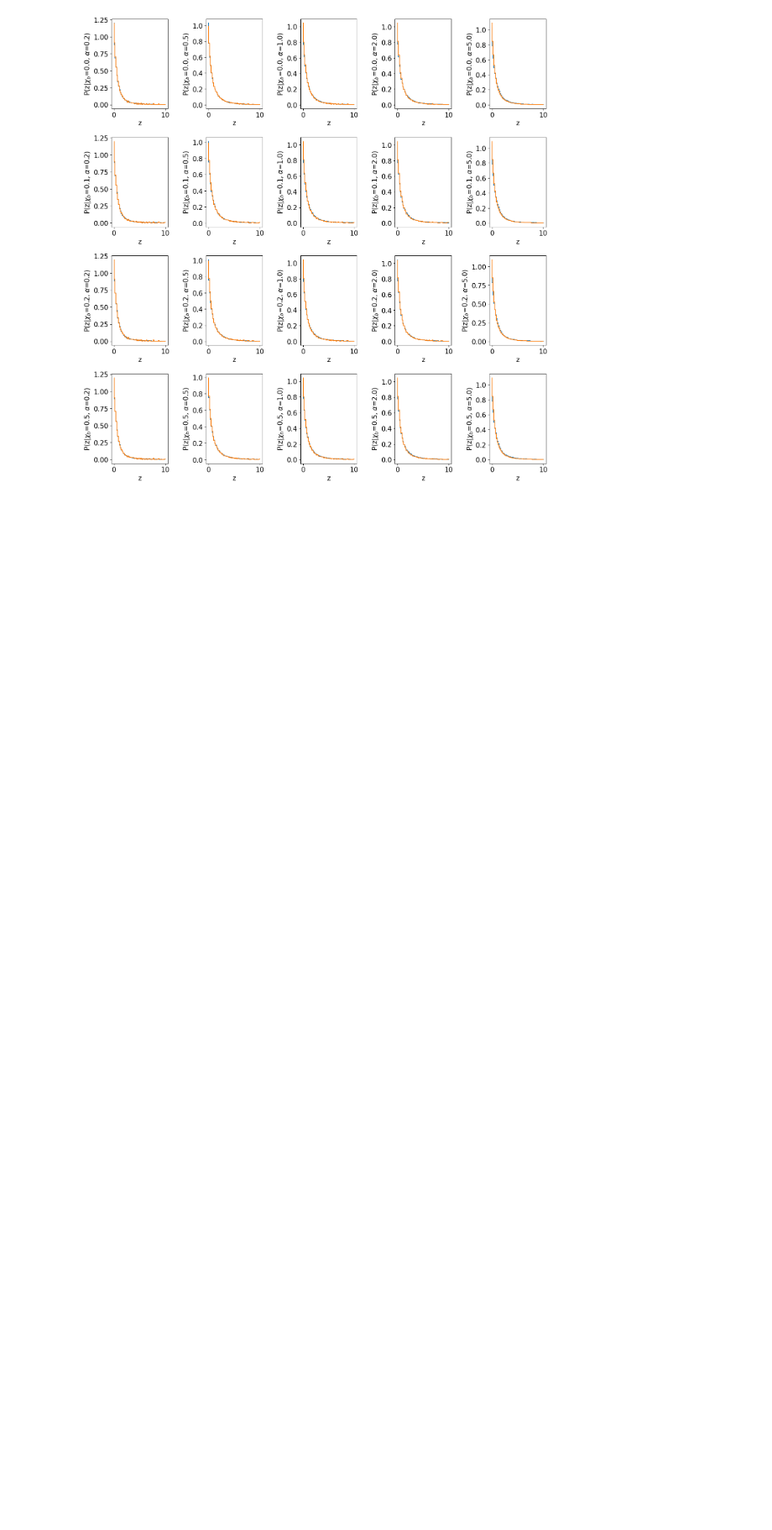
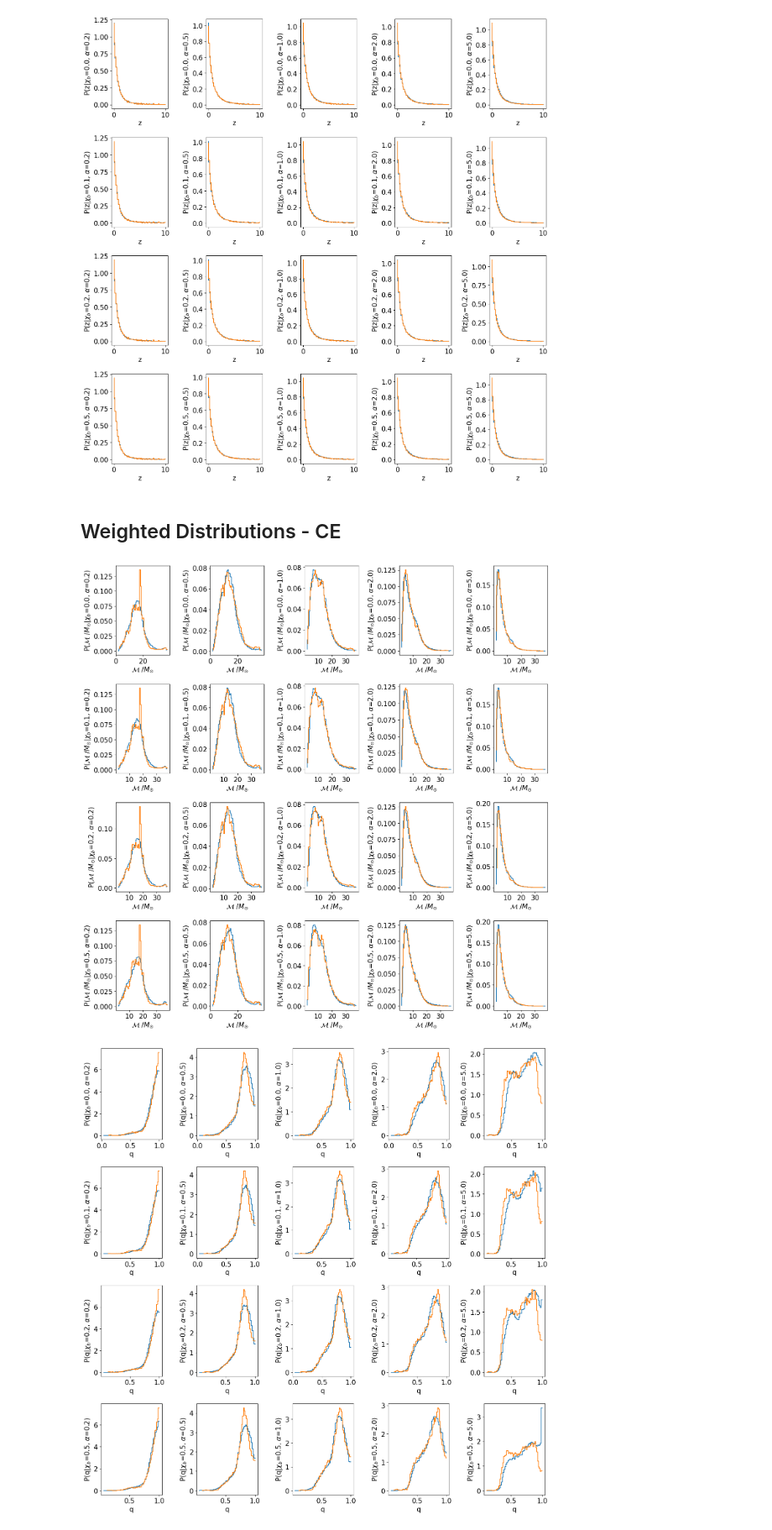
Before and after one commit to scolloms/AMAZE_model_selection, a Jupyter notebook: flow_models/check_trained_distribution.ipynb, the cells around one changed output. Shown at 84% size. Cells and saved outputs as stored; diff of their text form; code cells hidden in the pictures; blank space fills up the shorter version.

```diff
--- a/flow_models/check_trained_distribution.ipynb
+++ b/flow_models/check_trained_distribution.ipynb
@@ -163,3 +167,44 @@ for chi_b_id, xb in enumerate(chi_b):
 [figure]
 [figure]
 [figure]
+# %% [markdown]
+## Weighted Distributions - CE
+# %%
+plt.rcParams["figure.figsize"] = (15,15)
+plt.rcParams.update({'font.size': 15})
+no_samples = 100000
+no_bins = 60
+
+fig_mchirp, ax_m = plt.subplots(4,5)
+fig_q, ax_q = plt.subplots(4,5)
+fig_c, ax_c = plt.subplots(4,5)
+fig_z, ax_z = plt.subplots(4,5)
+
+param_label = ['$\mathcal{M}$ /$M_{\odot}$','q', '$\chi_{eff}$', 'z']
+
+for chi_b_id, xb in enumerate(chi_b):
+    for alpha_id, a in enumerate(alpha_CE):
+        flow_samples_stack = weighted_flow.flow.easy_sample(no_samples, np.array([xb,a]))
+        flow_mchirp = weighted_flow.expistic(flow_samples_stack[:,0], weighted_flow.mappings[0], weighted_flow.mappings[1])
+        flow_q = weighted_flow.expistic(flow_samples_stack[:,1], weighted_flow.mappings[2])
+        flow_chieff = np.tanh(flow_samples_stack[:,2])
+        flow_z = weighted_flow.expistic(flow_samples_stack[:,3], weighted_flow.mappings[4], weighted_flow.mappings[5])
+
+        mapped_flow_samples = [flow_mchirp,flow_q,flow_chieff,flow_z]
+
+        for i, ax in enumerate([ax_m,ax_q,ax_c,ax_z]):
+            flow_distr, bin_edges = np.histogram(mapped_flow_samples[i], bins=no_bins, density=True)
+            known_distr, bin_edges_known =np.histogram(models_dict[(chi_b_id,alpha_id)][:][param[i]], bins=no_bins, density=True, weights=weights_dict[(chi_b_id,alpha_id)][:])
+            ax[chi_b_id,alpha_id].step(np.linspace(bin_edges[0],bin_edges[-1],no_bins),flow_distr, label='flow')
+            ax[chi_b_id,alpha_id].step(np.linspace(bin_edges_known[0],bin_edges_known[-1],no_bins),known_distr,label='underlying')
+            #ax[chi_b_id,alpha_id].set_title(fr'$\chi_b$={xb} and $\alpha$={a}')
+            ax[chi_b_id,alpha_id].set_xlabel(fr'{param_label[i]}')
+            ax[chi_b_id,alpha_id].set_ylabel(fr'P({param_label[i]}|$\chi_b$={xb}, $\alpha$={a})')
+            #ax[chi_b_id,alpha_id].legend()
+            fig_mchirp.tight_layout(pad=1.3)
+            fig_c.tight_layout(pad=1.3)
+            fig_q.tight_layout(pad=1.3)
+            fig_z.tight_layout(pad=1.3)
+# %% [output]
+[figure, added]
+[figure, added]
```
Also changed, not shown: parts of 5 cells of this notebook.
